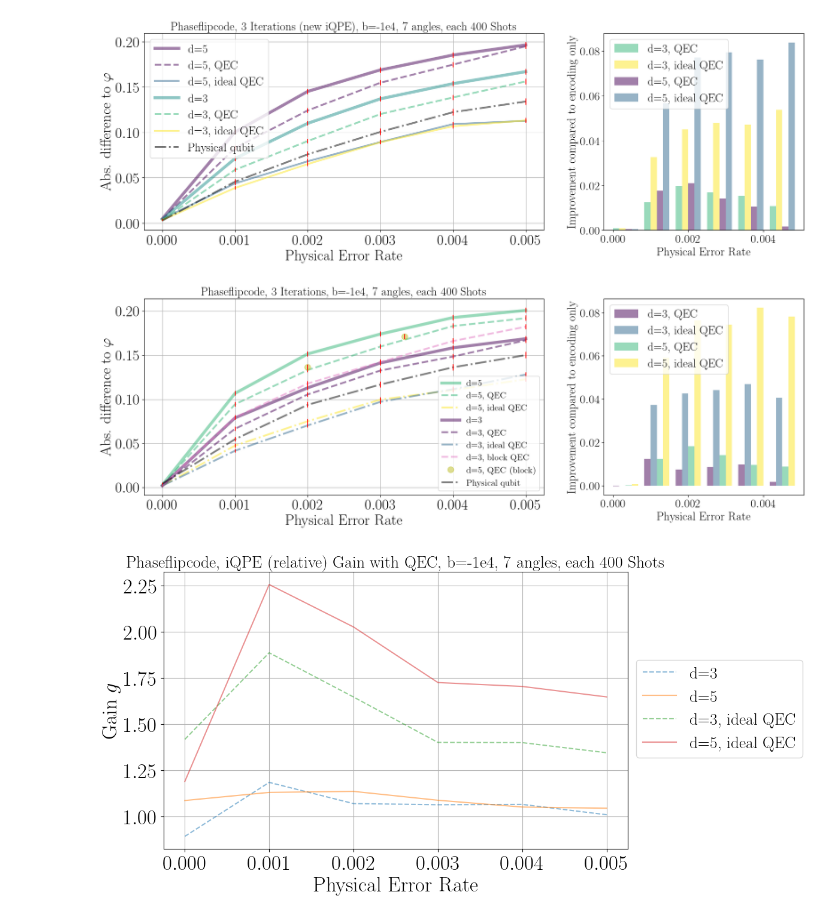
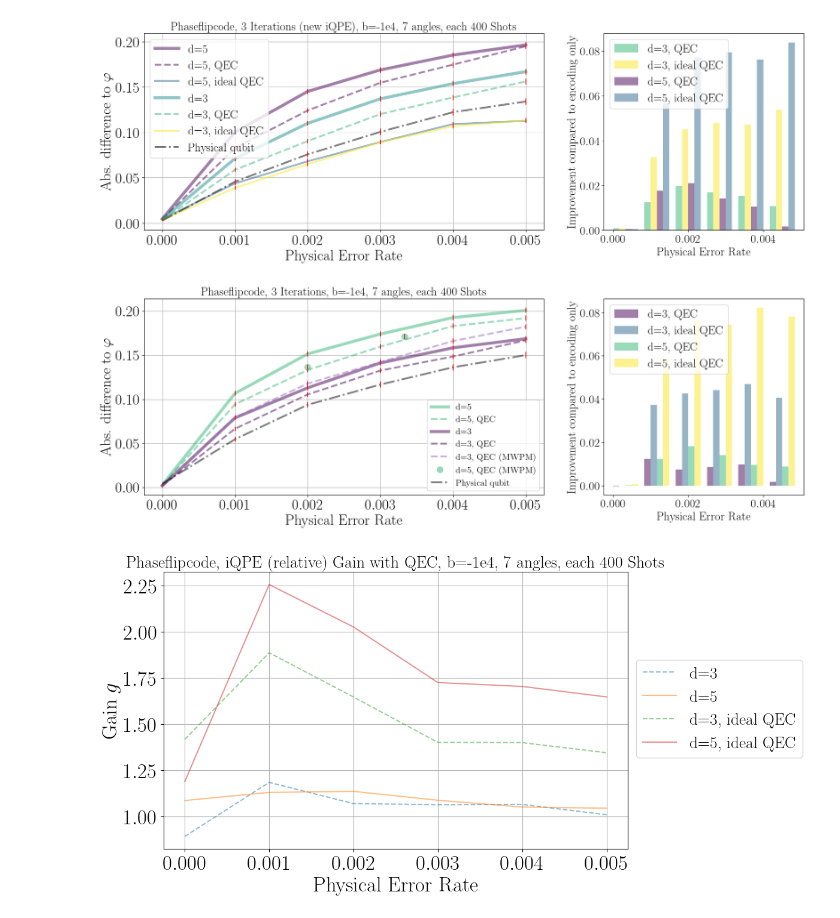
Before and after one commit to RicemanBoy/iqpe, a Jupyter notebook: repcode.ipynb, the cells around one changed output. Saved outputs shown, nothing was run; the diff lists cells and outputs as text; code cells hidden in the pictures.

```diff
--- a/repcode.ipynb
+++ b/repcode.ipynb
@@ -501,8 +501,8 @@ ax1.errorbar(p, y, yerr=err, ecolor="red", linestyle="")
 ax1.plot(p,y_qec, label="d=5, QEC", marker = "",markersize = 20, alpha = 0.5, linestyle="--", color=colors[4], linewidth=3)
 ax1.errorbar(p, y_qec, yerr=err_qec, ecolor="red", linestyle="")
 
-ax1.plot(p4,y_qec4, label="d=5, ideal QEC", marker = "",markersize = 20, alpha = 0.5, linestyle="-.", color=colors[6], linewidth=3)
-ax1.errorbar(p4, y_qec4, yerr=err_qec4, ecolor="red", linestyle="")
+# ax1.plot(p4,y_qec4, label="d=5, ideal QEC", marker = "",markersize = 20, alpha = 0.5, linestyle="-.", color=colors[6], linewidth=3)
+# ax1.errorbar(p4, y_qec4, yerr=err_qec4, ecolor="red", linestyle="")
 
 ################## d=3 Phaseflipcode #####################
 ax1.plot(p1,y1, label="d=3", marker = "",markersize = 20, alpha = 0.5, linestyle="-", color=colors[0], linewidth=5)
@@ -511,15 +511,15 @@ ax1.errorbar(p1, y1, yerr=err1, ecolor="red", linestyle="")
 ax1.plot(p1,y_qec1, label="d=3, QEC", marker = "",markersize = 20, alpha = 0.5, linestyle="--", color=colors[0], linewidth=3)
 ax1.errorbar(p1, y_qec1, yerr=err_qec1, ecolor="red", linestyle="")
 
-ax1.plot(p2, y_qec2, label="d=3, ideal QEC", marker = "",markersize = 20, alpha = 0.5, linestyle="-.", color=colors[2], linewidth=3)
-ax1.errorbar(p2, y_qec2, yerr=err_qec2, ecolor="red", linestyle="")
+# ax1.plot(p2, y_qec2, label="d=3, ideal QEC", marker = "",markersize = 20, alpha = 0.5, linestyle="-.", color=colors[2], linewidth=3)
+# ax1.errorbar(p2, y_qec2, yerr=err_qec2, ecolor="red", linestyle="")
 
-ax1.plot(p3, y_qec3, label="d=3, block QEC", marker = "", markersize = 20, alpha = 0.5, linestyle="--", linewidth=3)
+ax1.plot(p3, y_qec3, label="d=3, QEC (MWPM)", marker = "", markersize = 20, alpha = 0.5, linestyle="--", linewidth=3)
 ax1.errorbar(p3, y_qec3, yerr=err_qec3, ecolor="red", linestyle="")
 
 ################d=5 QEC block#####################
 
-ax1.plot(p5, y_qec5, label="d=5, QEC (block)", marker = ".",markersize = 20, alpha = 0.5, linestyle="")
+ax1.plot(p5, y_qec5, label="d=5, QEC (MWPM)", marker = ".",markersize = 20, alpha = 0.5, color=colors[4], linestyle="")
 ax1.errorbar(p5, y_qec5, yerr=err_qec5, ecolor="red", linestyle="")
 
 # ax1.plot(p6, y_qec6, label="d=5, QEC (block)", marker = ".",markersize = 20, alpha = 0.5, linestyle="")
@@ -589,34 +589,34 @@ ax2.bar(
     x + 3 * bar_width,
     d5_qec_ideal_counts,
     width=bar_width,
     align="edge",
     alpha=0.5,
     color=colors[6],
     label="d=5, ideal QEC"
 )
 
 
 ax2.legend(fontsize=20)
 
 ax2.tick_params(axis='both', which='major', labelsize=20)
 ax2.set_xlabel("Physical Error Rate", fontsize=20)
 ax2.set_ylabel(r"Improvement compared to encoding only", fontsize=20)
 
 
 ax1.set_title(r"Phaseflipcode, 3 Iterations, b=-1e4, 7 angles, each {} Shots".format(int(shots)), fontsize=20)
 ax1.set_xlabel("Physical Error Rate", fontsize=25)
 ax1.set_ylabel(r"Abs. difference to $\varphi$", fontsize=25)
 ax1.tick_params(axis='both', which='major', labelsize=25)
 ax1.grid()
 # ax1.set_xscale("log")
 # fig.legend(loc="center left", bbox_to_anchor=(0.9, 0.5), fontsize=20)# ax1.legend(fontsize=20)
 
 
 #plt.tight_layout()
 # plt.savefig("14.png", bbox_inches="tight" ,dpi=200)
 plt.show()
 # %% [output]
-[figure, old version]
+[figure, new version]
 # %%
 #Based on previous plot: Look at performance improvement with QEC compared to no QEC at all
 
```
Also changed, not shown: 3 other files.
